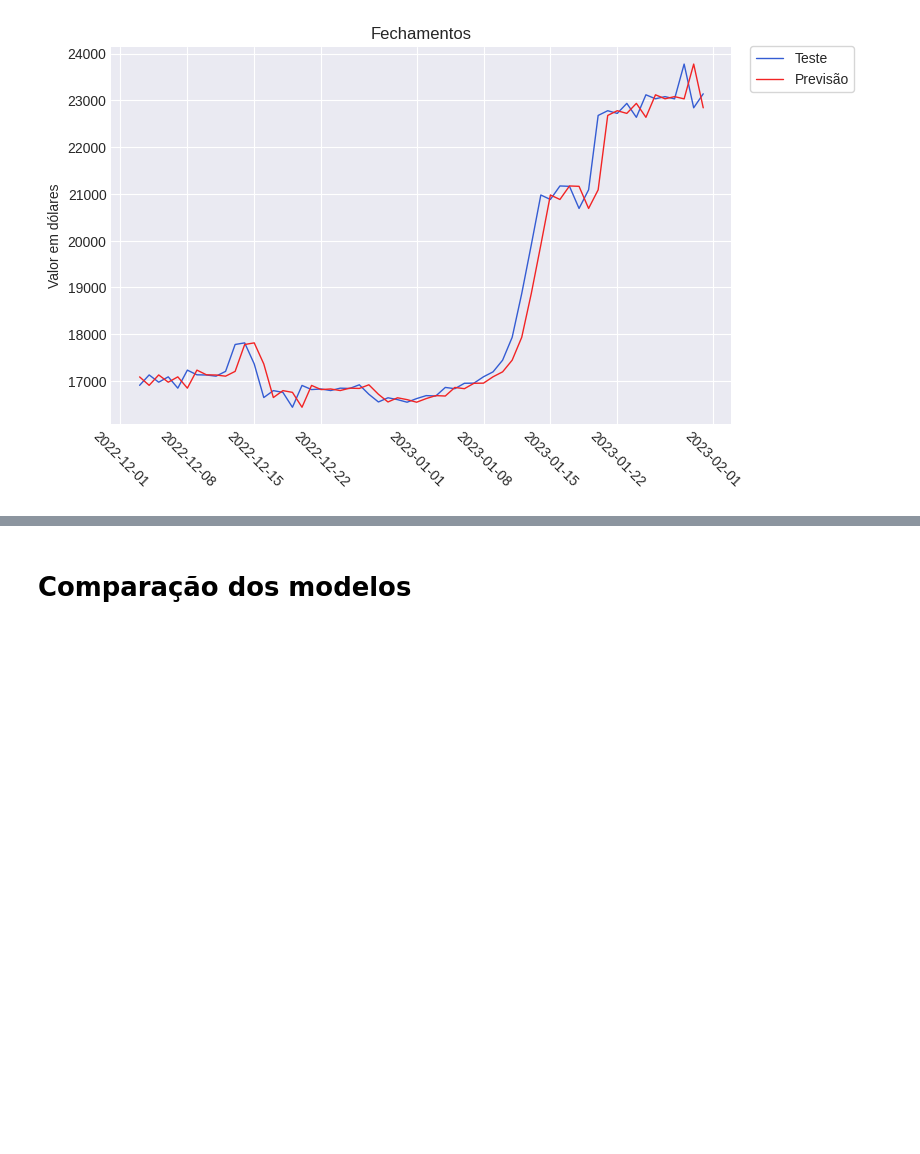
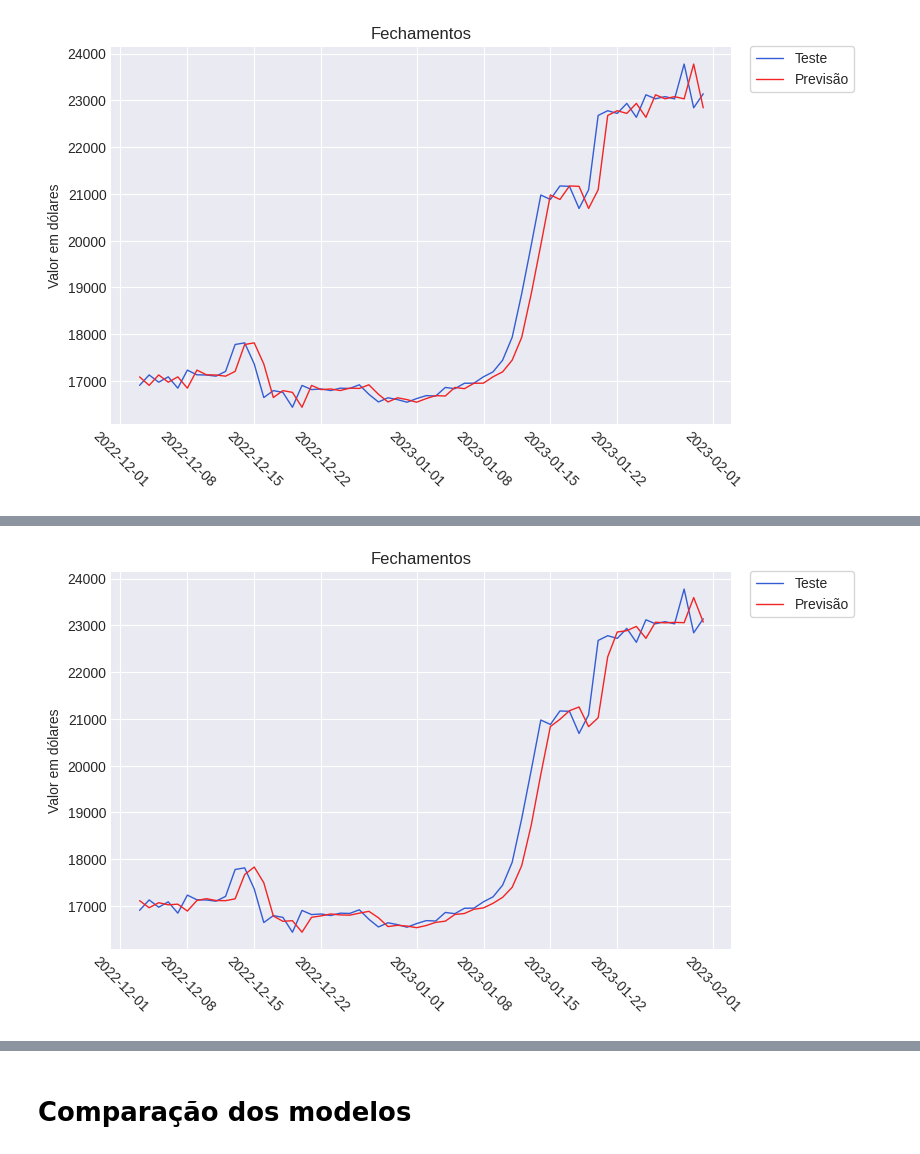
Before and after one commit to flohmannjr/tensorflow_curso, a Jupyter notebook: TensorFlow_MP3_BitPredict.ipynb, the cells around one changed output, grey strips where cells are left out. Saved outputs shown, nothing was run; the diff lists cells and outputs as text; code cells hidden in the pictures; blank space fills up the shorter version.

```diff
--- a/TensorFlow_MP3_BitPredict.ipynb
+++ b/TensorFlow_MP3_BitPredict.ipynb
@@ -243,0 +298,8 @@ metricas[0] = metricas_modelo(y_test[1:], y_pred)
+# %%
+dados = df['Fechamento'].to_numpy().astype('float32')
+janela_tamanho = 7
+horizonte_tamanho = 1
+
+janelas, horizontes = criar_janelas(dados, janela_tamanho, horizonte_tamanho)
+
+janelas_treino, janelas_teste, horizontes_treino, horizontes_teste = separar_janelas_treino_teste(janelas, horizontes, tamanho_teste=0.2)
@@ -243,0 +342,6 @@ metricas[0] = metricas_modelo(y_test[1:], y_pred)
+# %%
+grafico_series(X_teste=X_test[-len(janelas_teste):], y_teste=tf.squeeze(horizontes_teste),
+               X_previsao=X_test[-len(janelas_teste):], y_previsao=tf.squeeze(previsoes),
+               inicio=-60)
+# %% [output]
+[figure, added]
```
Also changed, not shown: parts of 14 cells of this notebook.
